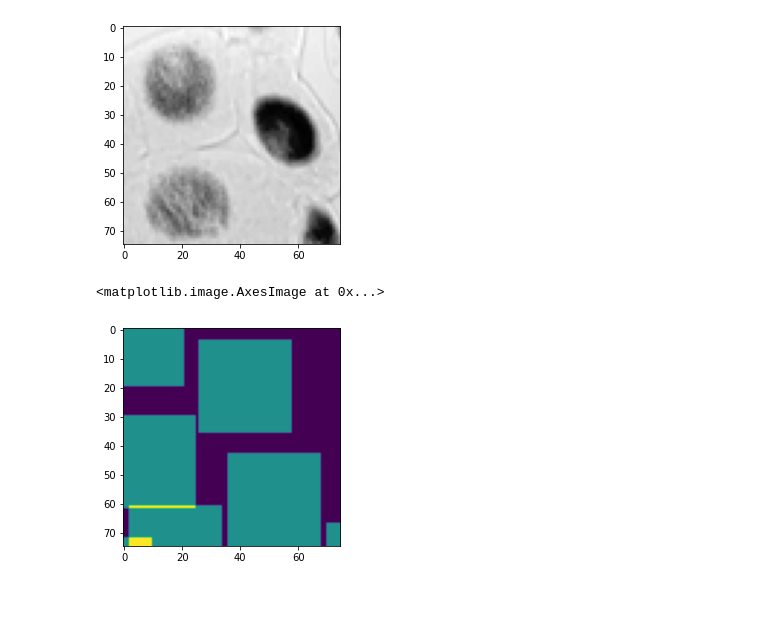
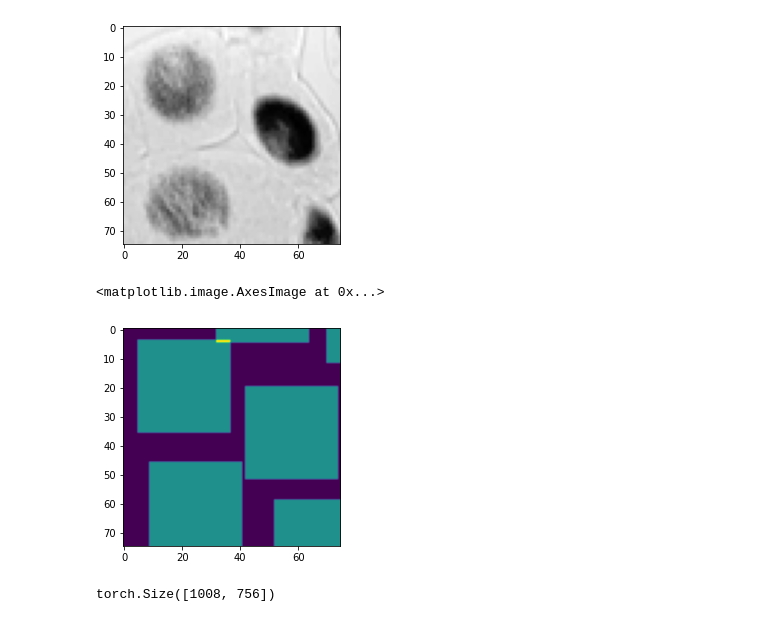
Before and after one commit to etiennecollin/BYNN, a Jupyter notebook: src/ipynb/dataprocessing.ipynb, the cells around one changed output. Drawn from its saved outputs; the diff is of its cells as text; code cells hidden in the pictures.

```diff
--- a/src/ipynb/dataprocessing.ipynb
+++ b/src/ipynb/dataprocessing.ipynb
@@ -61,5 +61,11 @@ for i in tqdm(range(1008-side)):
-# %%
-plt.imshow(target_map[100:175, 300:375])
-# %% [output]
-<matplotlib.image.AxesImage at 0x...>
-[figure, removed]
+# %%
+import torch.nn.functional as F
+padded = F.pad(target_map, pad=(16, 16 ,16 ,16), value=0)
+plt.imshow(padded[100:175, 300:375])
+# %% [output]
+<matplotlib.image.AxesImage at 0x...>
+[figure, added]
+# %%
+padded.shape
+# %% [output]
+torch.Size([1008, 756])
```
Also changed, not shown: parts of 2 cells of this notebook.
